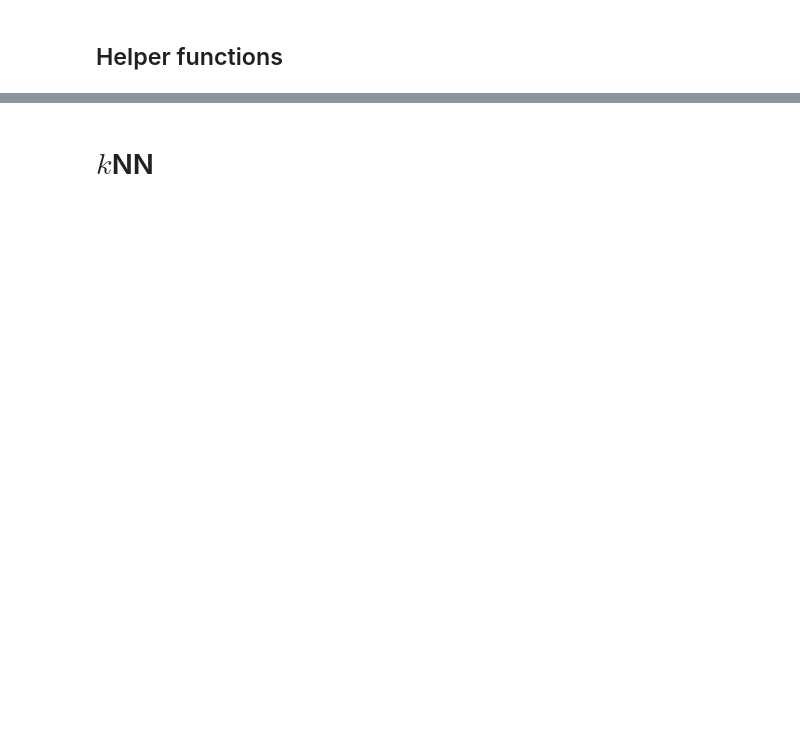
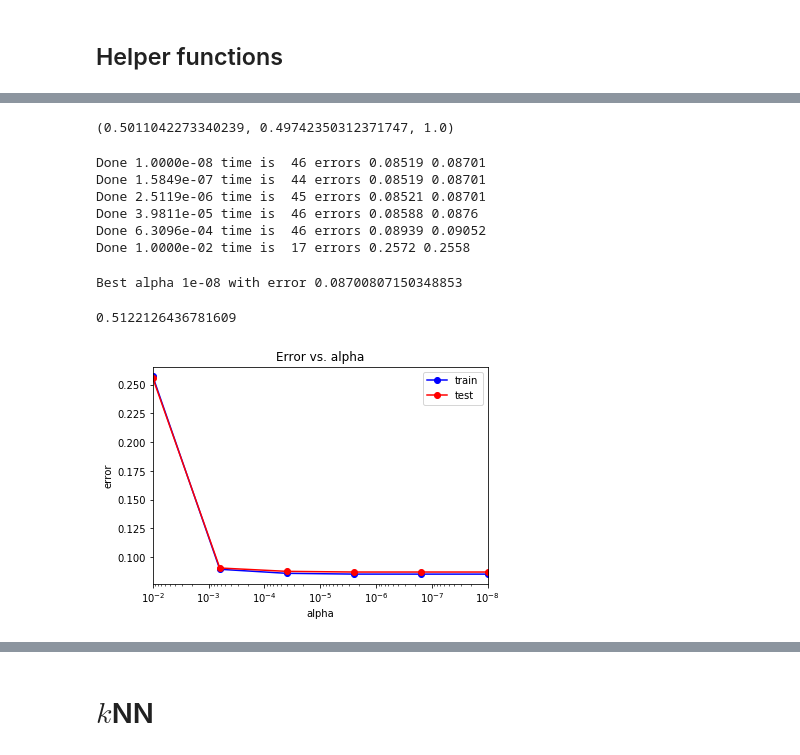
Before and after one commit to IlyaKiparenko/ML, a Jupyter notebook: Lab1_ML.ipynb, the cells around one changed output, grey strips where cells are left out. Drawn from its saved outputs; the diff is of its cells as text; code cells hidden in the pictures; blank space fills up the shorter version.

```diff
--- a/Lab1_ML.ipynb
+++ b/Lab1_ML.ipynb
@@ -354,7 +336,7 @@ data_cleaned.describe()
 # %%
 from sklearn.model_selection import train_test_split
 
-def split(data, test_size = 0.7, random_state = 42):
+def split(data, test_size = 0.3, random_state = 42):
     X = data.drop(('y'), axis = 1) # выбрасываем столбец 'y'
     y = data['y']
 
@@ -383,7 +365,9 @@ def work(data_splitted, method, n_jobs=-1, **kwargs):
     return method_obj, (y_train_predict, y_test_predict)
 
 data_s = split(data_cleaned)
+data_r = split(data_enchanced)
 X_train, X_test, y_train, y_test = data_s
+X1_train, X1_test, y1_train, y1_test = data_r
 
 feature_names = X_train.columns
 feature_names
@@ -406,0 +394,58 @@ Index(['age', 'housing', 'loan', 'contact', 'campaign', 'pdays', 'previous',
+# %%
+y1_train.mean(), y1_test.mean(), secret_test['y'].mean()
+# %% [output]
+(0.5011042273340239, 0.49742350312371747, 1.0)
+# %%
+import time
+from sklearn.neural_network import MLPClassifier
+alpha_arr = np.logspace(-8, -2, 6)
+test_err_alpha = []
+train_err_alpha = []
+best_model = None
+best_err = 100
+best_alpha = None
+X1_train, X1_test, y1_train, y1_test = data_r
+for alpha in alpha_arr:
+    start = time.time()
+    mlp_model = MLPClassifier(alpha = alpha, hidden_layer_sizes = (100,10),
+                              solver = 'adam', activation = 'logistic', random_state = 42)
+    mlp_model.fit(X1_train, y1_train) #logistic
+
+    y_train_pred = mlp_model.predict(X1_train)
+    y_test_pred = mlp_model.predict(X1_test)
+    err_train = np.mean(y1_train != y_train_pred)
+    err_test = np.mean(y1_test != y_test_pred)
+    train_err_alpha.append(err_train)
+    test_err_alpha.append(err_test)
+
+    if err_test < best_err:
+        best_alpha = alpha
+        best_err = err_test
+        best_model = mlp_model
+    print("Done {:.4e} time is {:3} errors {:.4} {:.4}".format(alpha, round(time.time() - start), err_train, err_test))
+# %% [output]
+Done 1.0000e-08 time is  46 errors 0.08519 0.08701
+Done 1.5849e-07 time is  44 errors 0.08519 0.08701
+Done 2.5119e-06 time is  45 errors 0.08521 0.08701
+Done 3.9811e-05 time is  46 errors 0.08588 0.0876
+Done 6.3096e-04 time is  46 errors 0.08939 0.09052
+Done 1.0000e-02 time is  17 errors 0.2572 0.2558
+# %%
+print(f"Best alpha {best_alpha} with error {best_err}")
+# %% [output]
+Best alpha 1e-08 with error 0.08700807150348853
+# %%
+best_model.score(secret_test.drop(('y'), axis = 1), secret_test['y'])
+# %% [output]
+0.5122126436781609
+# %%
+plt.semilogx(alpha_arr, train_err_alpha, 'b-o', label = 'train')
+plt.semilogx(alpha_arr, test_err_alpha, 'r-o', label = 'test')
+plt.xlim([np.max(alpha_arr), np.min(alpha_arr)])
+plt.title('Error vs. alpha')
+plt.xlabel('alpha')
+plt.ylabel('error')
+plt.legend()
+pass
+# %% [output]
+[figure, added]
```
Also changed, not shown: parts of 46 cells of this notebook.
